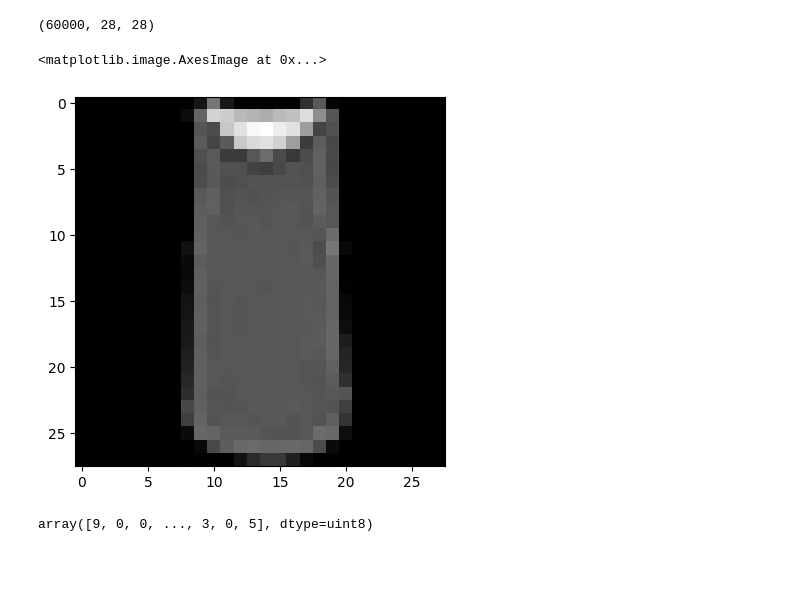
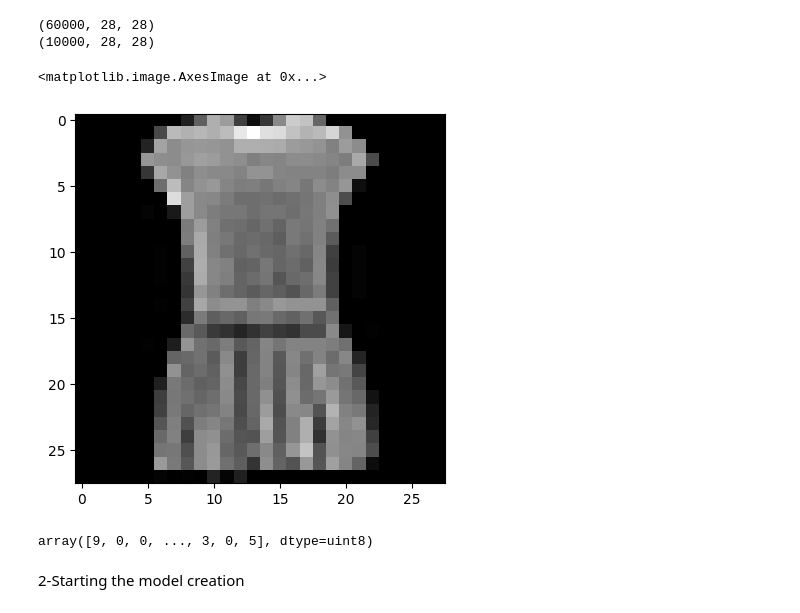
Before and after one commit to Noah-Himselff/CNN_Classification, a Jupyter notebook: CNN_Classification.ipynb, the cells around one changed output. Saved outputs shown, nothing was run; the diff lists cells and outputs as text; code cells hidden in the pictures; blank space fills up the shorter version.

```diff
--- a/CNN_Classification.ipynb
+++ b/CNN_Classification.ipynb
@@ -21,13 +23,12 @@ Downloading data from https://storage.googleapis.com/tensorflow/tf-keras-dataset
-# %%
-x_train.shape
-# %% [output]
-(60000, 28, 28)
+# %%
+#determining the shape of train and test dataset
+print(x_train.shape)
+print(x_test.shape)
+# %% [output]
+(60000, 28, 28)
+(10000, 28, 28)
 # %%
-plt.imshow(x_train[2,],cmap="gray")
+plt.imshow(x_train[3,],cmap="gray")
 # %% [output]
 <matplotlib.image.AxesImage at 0x...>
-[figure, old version]
+[figure, new version]
-# %%
-y_train
-# %% [output]
-array([9, 0, 0, ..., 3, 0, 5], dtype=uint8)
@@ -54,0 +35,7 @@ model=keras.models.Sequential([
+# %%
+y_train
+#this shows that our dataset has 10 different classes
+# %% [output]
+array([9, 0, 0, ..., 3, 0, 5], dtype=uint8)
+# %% [markdown]
+2-Starting the model creation
```
Also changed, not shown: parts of 11 cells of this notebook.
